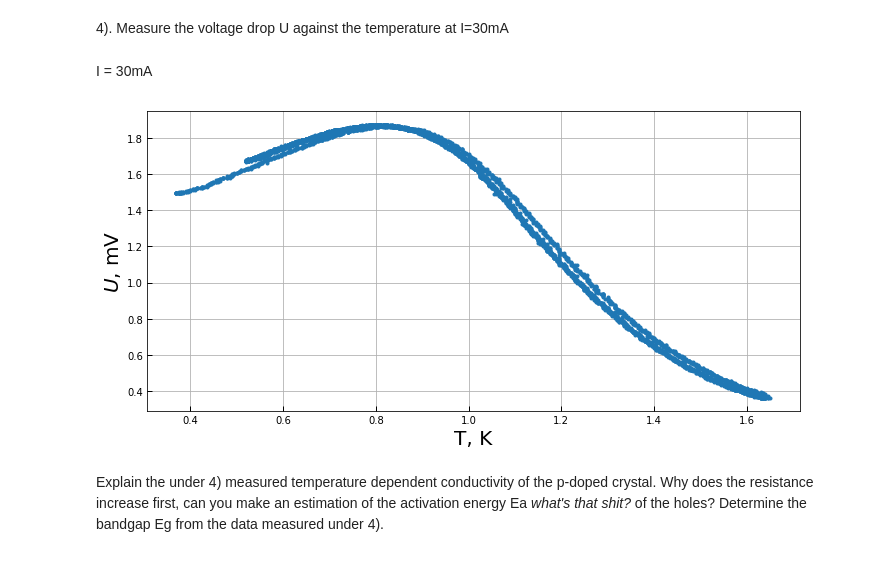
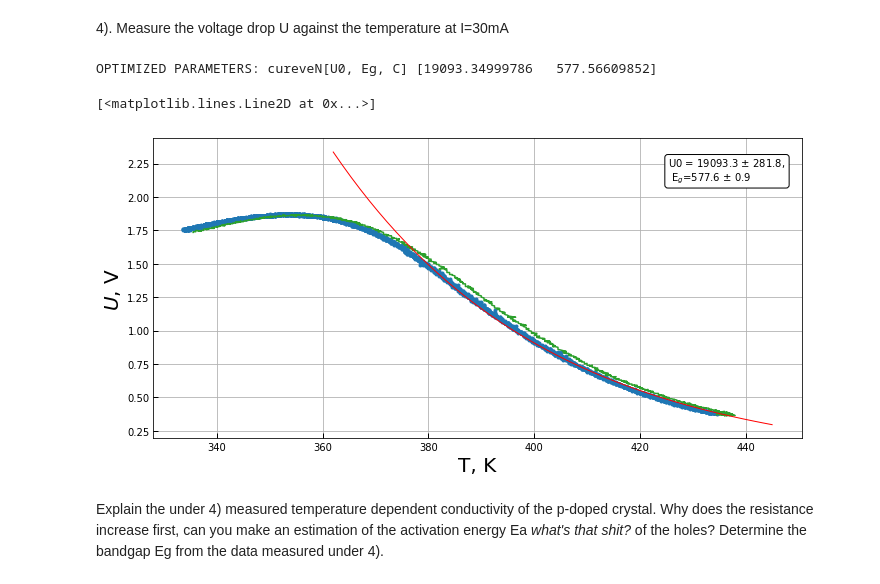
Before and after one commit to bbuusshh/uniStuttgartLabs, a Jupyter notebook: HallEffect.ipynb, the cells around one changed output. Saved outputs shown, nothing was run; the diff lists cells and outputs as text; code cells hidden in the pictures.

```diff
--- a/HallEffect.ipynb
+++ b/HallEffect.ipynb
@@ -250,5 +327,3 @@ Deduce an expression for the temperature dependency of the Hall voltage
 https://warwick.ac.uk/fac/sci/physics/current/postgraduate/regs/mpagswarwick/ex5/techniques/electronic/hall-effect/temperature/
 # %% [markdown]
 4). Measure the voltage drop U against the temperature at I=30mA
-# %% [markdown]
-I = 30mA
@@ -255,3 +340,14 @@ I = 30mA
+# %%
+#Plot settings
+errorX = 0
+errorY = 0
+yLabel = r'$U$, V'
+xLabel = r'T, K'
+plotName = "4UT"
+# %%
+def funcExp(T, *p):
+    kb = 8.6173*1e-5
+    return p[0]*np.exp(-p[1]/2.0*T*kb)
 # %%
 taskName = "Task4txt.txt"
 text_file = open(folder + taskName, "r")
@@ -266,14 +362,48 @@ y = list(y.values)
 y = [float(i.replace(",", ".").replace("\n", "")) for i in y[1:] if i != '']
 x = list(x.values)
 x = [float(i.replace(",", ".").replace("\n", "")) for i in x[1:] if i != '']
-errorX = 0
-errorY = 0
-yLabel = r'$U$, mV'
-xLabel = r'T, K'
-plotName = "4UT"
-fig, ax = plotter.simplePlot(x, y, errorX, errorY, xLabel, yLabel, plotName)
+x = 100*np.array(x) + 273 #T = U_t*100 + 273
-# %% [output]
-[figure, removed]
+# %%
+a=1200
+b=5000
+#decreasing temperature - blue
+x_down = x[a:b]
+y_down = y[a:b]
+fig, ax = plotter.simplePlot(x_down, y_down, errorX, errorY, xLabel, yLabel, plotName)
+#increasing temperature - green
+x_up = x[200:a]
+y_up = y[200:a]
+plt.plot(x_up,y_up)
+
+#fitBounds for increasing
+ub = 1100 #upper bound
+lb = 550 #lower bound
+x1 = x[lb:ub]
+y1 = np.array(y[lb:ub])
+
+#fitBounds for decreasing
+ub = 2600 #upper bound
+lb = 1200 #lower bound
+x1 = x[lb:ub]
+y1 = np.array(y[lb:ub])
+#plt.plot(x1,y1)
+U0 = 100
+Eg = 0.7
+u0 = 0.1
+guess = [U0, Eg]
+bounds=([-1e8,0], [1e8, 1e5])
+popt, pcov = curve_fit(funcExp, np.array(x1[:len(y1)]), np.array(y1), p0=guess, bounds=bounds)
+perr = np.sqrt(np.diag(pcov)[np.diag(pcov)>0])
+print ("OPTIMIZED PARAMETERS: cureveN[U0, Eg, C]", popt)
+plt.annotate(f'U0 = {round(popt[0], 1)} $\pm$ {round(perr[0],1)}, \n E$_g$={round(popt[1], 1)} $\pm$ {round(perr[1],1)}',
+           xy=(0.8, 0.85),
+           xycoords='figure fraction', bbox=dict(boxstyle='round', fc='white', alpha=1))
+fit = funcExp(np.linspace(362,445,50), *popt)
+plt.plot(np.linspace(362,445,50), fit , 'r-', linewidth = 1)
+# %% [output]
+OPTIMIZED PARAMETERS: cureveN[U0, Eg, C] [19093.34999786   577.56609852]
+[<matplotlib.lines.Line2D at 0x...>]
+[figure, added]
 # %% [markdown]
 Explain the under 4) measured temperature dependent conductivity of the p-doped crystal. Why does the resistance increase first, can you make an estimation of the activation energy Ea *what's that shit?* of the holes? Determine the bandgap Eg from the data measured under 4).
 # %% [markdown]
```
Also changed, not shown: parts of 23 cells of this notebook, 10 other files.
